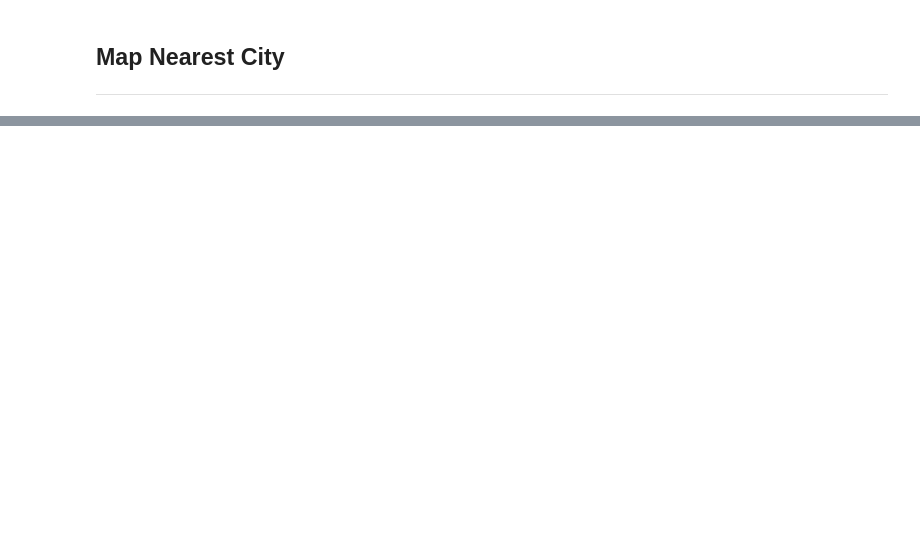
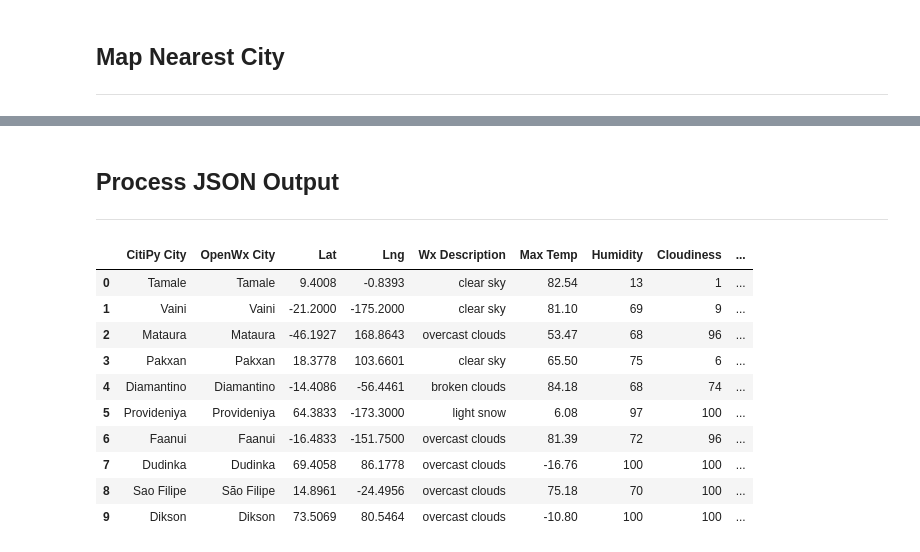
Before and after one commit to lukealibozek/World_Weather_Analysis, a Jupyter notebook: Weather_Database.ipynb, the cells around one changed output, grey strips where cells are left out. Saved outputs shown, nothing was run; the diff lists cells and outputs as text; code cells hidden in the pictures; blank space fills up the shorter version.

```diff
--- a/Weather_Database.ipynb
+++ b/Weather_Database.ipynb
@@ -24,10 +22,13 @@ import pandas as pd
 import matplotlib.pyplot as plt
 import numpy as np
 # %%
-# Create set of 2000 random coordinates
-lats = np.random.uniform(low=-90,high=90,size=2000)
-lngs = np.random.uniform(low=-180,high=180,size=2000)
-lat_lngs = zip(lats,lngs)
+# Create a set of random latitude and longitude combinations.
+lats = np.random.uniform(low=-90.000, high=90.000, size=2000)
+lngs = np.random.uniform(low=-180.000, high=180.000, size=2000)
+lat_lngs = zip(lats, lngs)
+
+# Add the latitudes and longitudes to a list.
 coordinates = list(lat_lngs)
-print(len(coordinates))
+
+print(f'Number of Coordinates: {len(coordinates)}\nSample:\n{coordinates[1:5]}')
 # %% [output]
@@ -43,14 +42,17 @@ print(coordinates[1:10])
 # Import the citypy module to determine nearest city based on coordinates
 from citipy import citipy
 # %%
+# Create a list for holding the cities.
 cities = []
 
-for x in coordinates:
-    city = citipy.nearest_city(x[0],x[1]).city_name
+# Identify the nearest city for each latitude and longitude combination.
+for coordinate in coordinates:
+    city = citipy.nearest_city(coordinate[0], coordinate[1]).city_name
 
+    # If the city is unique, then we will add it to the cities list.
     if city not in cities:
         cities.append(city)
 
-print(f'Number of coordinates: {len(coordinates)}\nNumber of cities: {len(cities)}')
-print(cities[1:10])
+# Print the city count to confirm sufficient count.
+print(f'Numer of Cities: {len(cities)}\nSample: {cities[1:5]}')
 # %% [output]
@@ -59,0 +74,13 @@ Number of cities: 744
+# %%
+# Starting URL for Weather Map API Call.
+url = "http://api.openweathermap.org/data/2.5/weather?units=Imperial&APPID=" + weather_api_key
+# %%
+# Create an empty list to hold the weather data.
+city_data = []
+# Print the beginning of the logging.
+print("Beginning Data Retrieval     ")
+print("-----------------------------")
+
+# Create counters.
+record_count = 1
+set_count = 1
@@ -59,0 +176,19 @@ Number of cities: 744
+# %% [markdown]
+## Process JSON Output
+---
+# %%
+# Convert the array of dictionaries to a Pandas DataFrame.
+city_data_df = pd.DataFrame(city_data)
+city_data_df.head(10)
+# %% [output]
+|  | CitiPy City | OpenWx City | Lat | Lng | Wx Description | Max Temp | Humidity | Cloudiness | ... |
+| 0 | Tamale | Tamale | 9.4008 | -0.8393 | clear sky | 82.54 | 13 | 1 | ... |
+| 1 | Vaini | Vaini | -21.2000 | -175.2000 | clear sky | 81.10 | 69 | 9 | ... |
+| 2 | Mataura | Mataura | -46.1927 | 168.8643 | overcast clouds | 53.47 | 68 | 96 | ... |
+| 3 | Pakxan | Pakxan | 18.3778 | 103.6601 | clear sky | 65.50 | 75 | 6 | ... |
+| 4 | Diamantino | Diamantino | -14.4086 | -56.4461 | broken clouds | 84.18 | 68 | 74 | ... |
+| 5 | Provideniya | Provideniya | 64.3833 | -173.3000 | light snow | 6.08 | 97 | 100 | ... |
+| 6 | Faanui | Faanui | -16.4833 | -151.7500 | overcast clouds | 81.39 | 72 | 96 | ... |
+| 7 | Dudinka | Dudinka | 69.4058 | 86.1778 | overcast clouds | -16.76 | 100 | 100 | ... |
+| 8 | Sao Filipe | São Filipe | 14.8961 | -24.4956 | overcast clouds | 75.18 | 70 | 100 | ... |
+| 9 | Dikson | Dikson | 73.5069 | 80.5464 | overcast clouds | -10.80 | 100 | 100 | ... |
```
Also changed, not shown: parts of 11 cells of this notebook.
